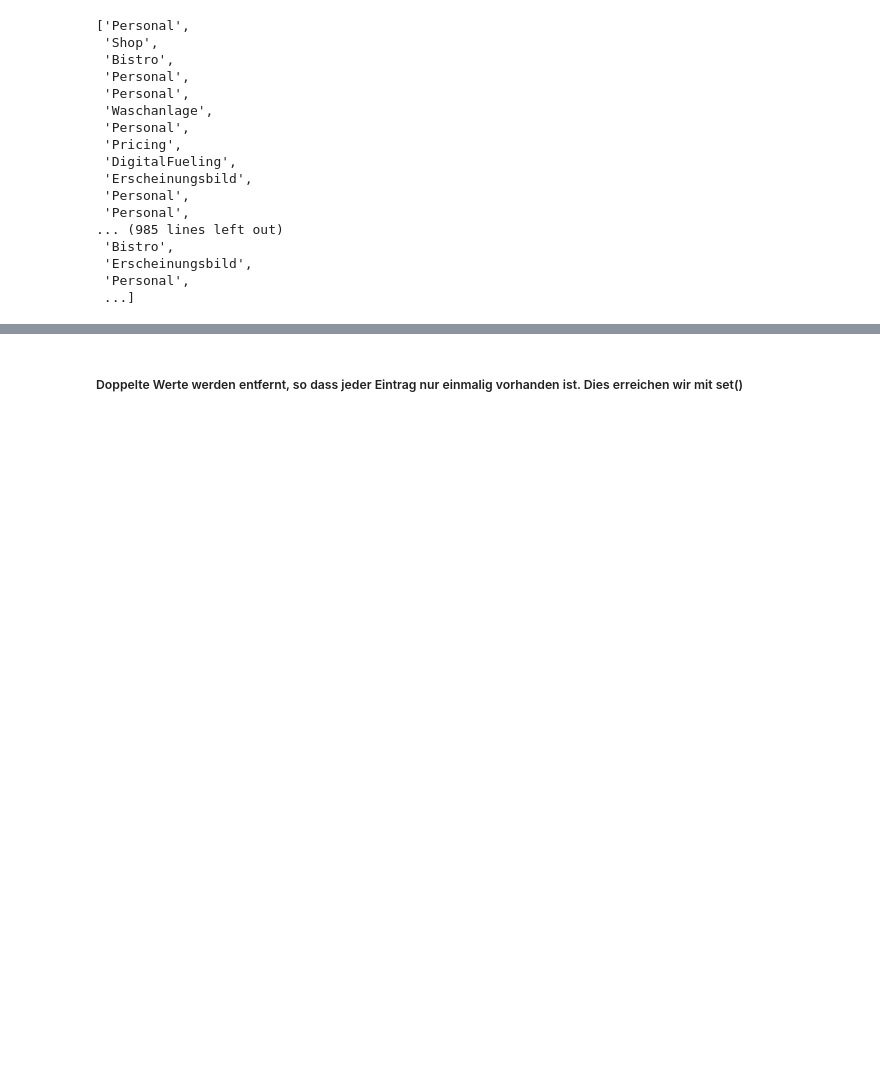
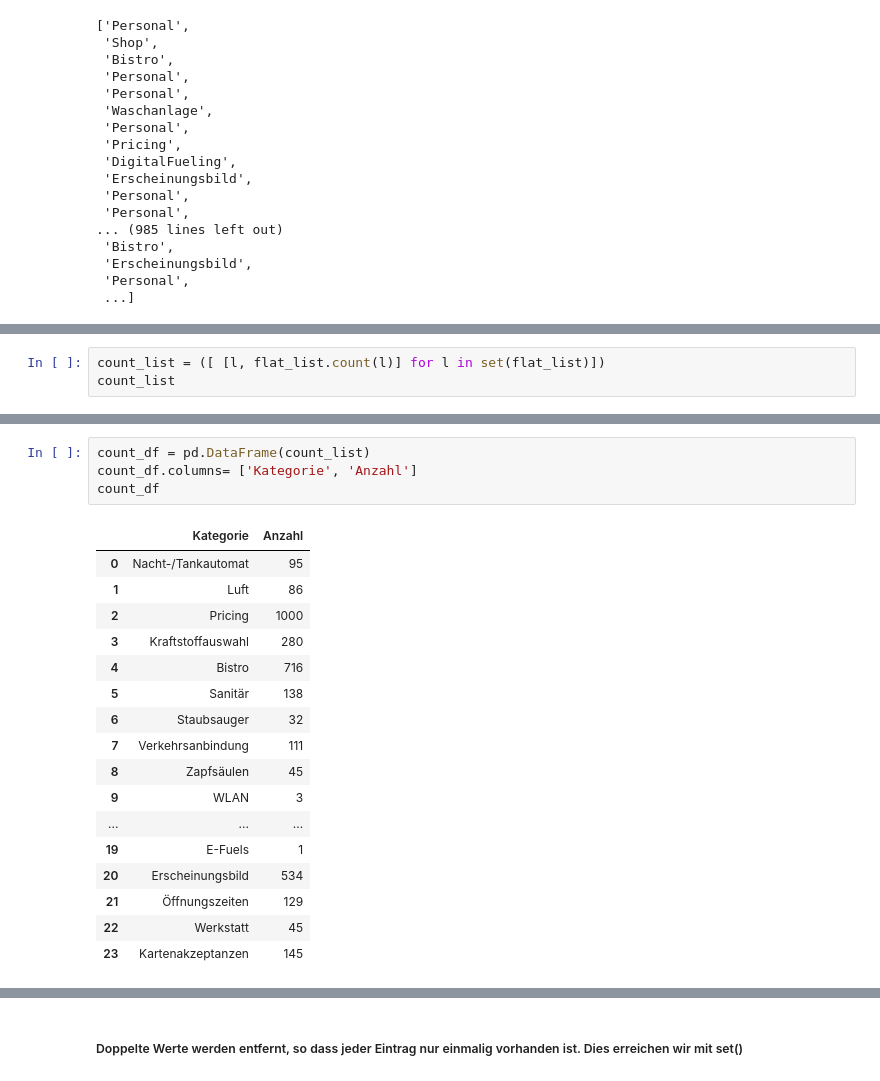
Before and after one commit to lennartberns/team_ki_klassifikation, a Jupyter notebook: NeuronalesNetz.ipynb, the cells around one changed output, grey strips where cells are left out. Saved outputs shown, nothing was run; the diff lists cells and outputs as text; blank space fills up the shorter version.

```diff
--- a/NeuronalesNetz.ipynb
+++ b/NeuronalesNetz.ipynb
@@ -258,0 +245,3 @@ flat_list
+# %%
+count_list = ([ [l, flat_list.count(l)] for l in set(flat_list)])
+count_list
@@ -258,0 +266,22 @@ flat_list
+# %%
+count_df = pd.DataFrame(count_list)
+count_df.columns= ['Kategorie', 'Anzahl']
+count_df
+# %% [output]
+|  | Kategorie | Anzahl |
+| 0 | Nacht-/Tankautomat | 95 |
+| 1 | Luft | 86 |
+| 2 | Pricing | 1000 |
+| 3 | Kraftstoffauswahl | 280 |
+| 4 | Bistro | 716 |
+| 5 | Sanitär | 138 |
+| 6 | Staubsauger | 32 |
+| 7 | Verkehrsanbindung | 111 |
+| 8 | Zapfsäulen | 45 |
+| 9 | WLAN | 3 |
+| ... | ... | ... |
+| 19 | E-Fuels | 1 |
+| 20 | Erscheinungsbild | 534 |
+| 21 | Öffnungszeiten | 129 |
+| 22 | Werkstatt | 45 |
+| 23 | Kartenakzeptanzen | 145 |
```
Also changed, not shown: parts of 21 cells of this notebook.
